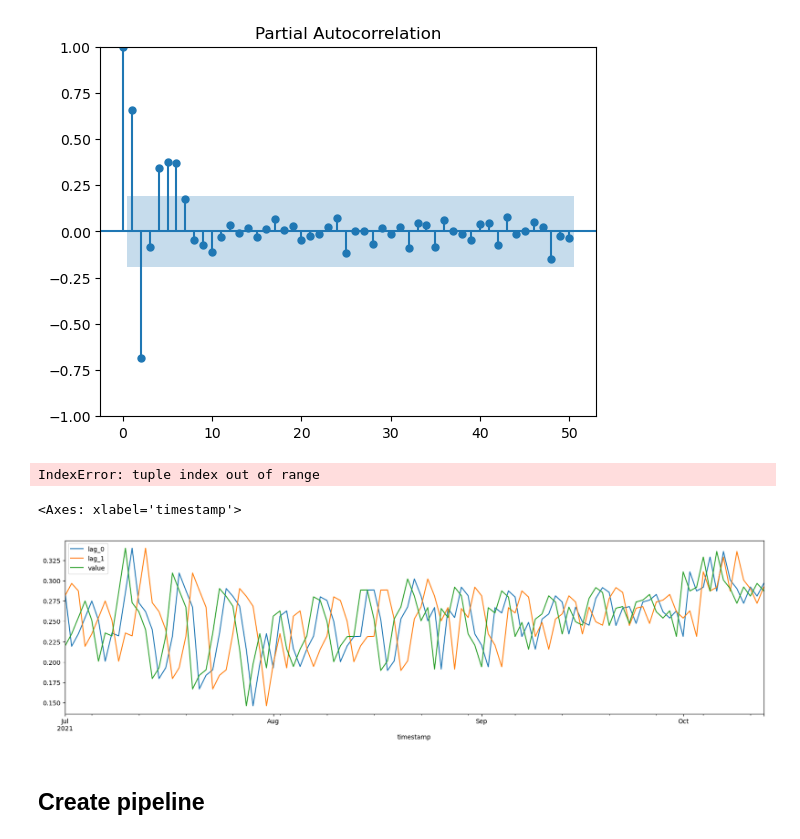
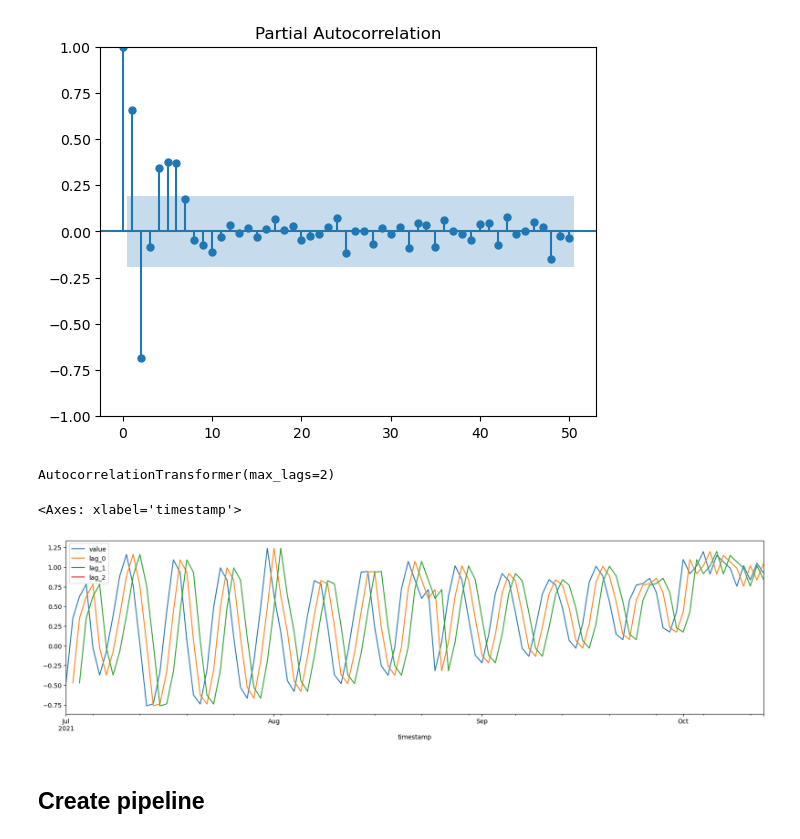
Before and after one commit to MMostafa-Hub/time-series-forecaster, a Jupyter notebook: notebooks/preprocessing.ipynb, the cells around one changed output. Saved outputs shown, nothing was run; the diff lists cells and outputs as text; code cells hidden in the pictures.

```diff
--- a/notebooks/preprocessing.ipynb
+++ b/notebooks/preprocessing.ipynb
@@ -71,13 +71,12 @@ class OutlierTransformer(BaseEstimator, TransformerMixin):
         """
 
         X_copy = X.copy().to_numpy()
-        for i in range(X_copy.shape[1]):
-            column = X_copy[:, i]
-            z_scores = self.__zscore(column)
-            outliers = np.abs(z_scores) > self.threshold
-            X_copy[outliers] = np.nan
+        column = X_copy[:, 0]
+        z_scores = self.__zscore(column)
+        outliers = np.abs(z_scores) > self.threshold
+        X_copy[outliers] = np.nan
 
-        return X_copy
+        return pd.DataFrame(X_copy, columns=X.columns, index=X.index)
 # %%
 fig, axes = plt.subplots(10, 4, figsize=(15, 20))
 for ax, dataset in zip(axes.ravel(), datasets):
@@ -92,11 +91,5 @@ datasets_values = [
     OutlierTransformer(threshold=2).fit_transform(dataset) for dataset in datasets
 ]
-# %%
-# Update the datasets with the new values (without the outliers)
-datasets = [
-    pd.DataFrame(data=values, columns=dataset.columns, index=dataset.index)
-    for values, dataset in zip(datasets_values, datasets)
-]
 # %%
 fig, axes = plt.subplots(10, 4, figsize=(15, 20))
 for ax, dataset in zip(axes.ravel(), datasets):
@@ -338,9 +331,9 @@ class AutocorrelationTransformer(BaseEstimator, TransformerMixin):
         for i, lag in enumerate(self.significant_lags[1:]):
             correlation_features.loc[:, f"lag_{i}"] = value.shift(lag)
 
-        return np.concatenate((correlation_features, X_copy.reshape(-1, 1)), axis=1)
+        return pd.concat([X, correlation_features], axis=1)
 # %%
 autocorrelation_transformer = AutocorrelationTransformer(max_lags=2)
 autocorrelation_transformer.fit(sample_dataset_trend)
 # %% [output]
-IndexError: tuple index out of range
+AutocorrelationTransformer(max_lags=2)
@@ -358,7 +340,11 @@ sample_dataset_lagged = pd.DataFrame(
+# %%
+sample_dataset_lagged = autocorrelation_transformer.transform(sample_dataset_trend)
 # %%
-sample_dataset_lagged.plot(figsize=(20, 5))
+sample_dataset_lagged[
+    ["value"] + [f"lag_{i}" for i in range(autocorrelation_transformer.len_lags)]
+].plot(figsize=(20, 5))
 # %% [output]
 <Axes: xlabel='timestamp'>
-[figure, old version]
+[figure, new version]
 # %% [markdown]
 ## Create pipeline
```
Also changed, not shown: parts of 7 cells of this notebook, 2 other files.
